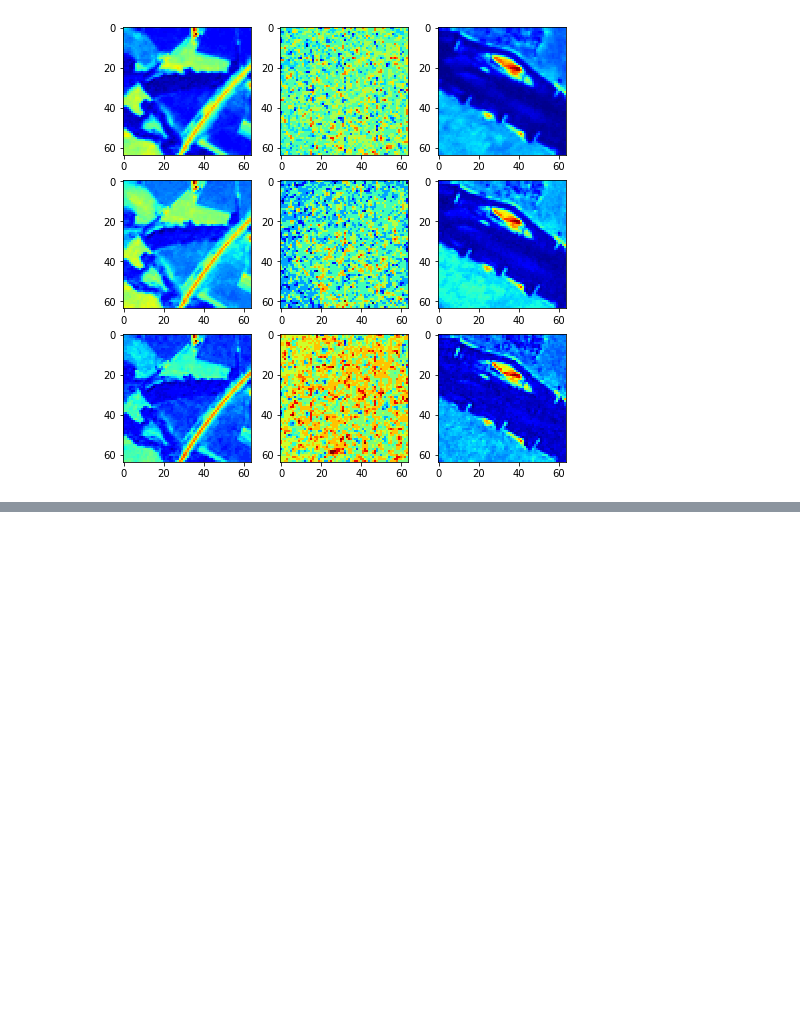
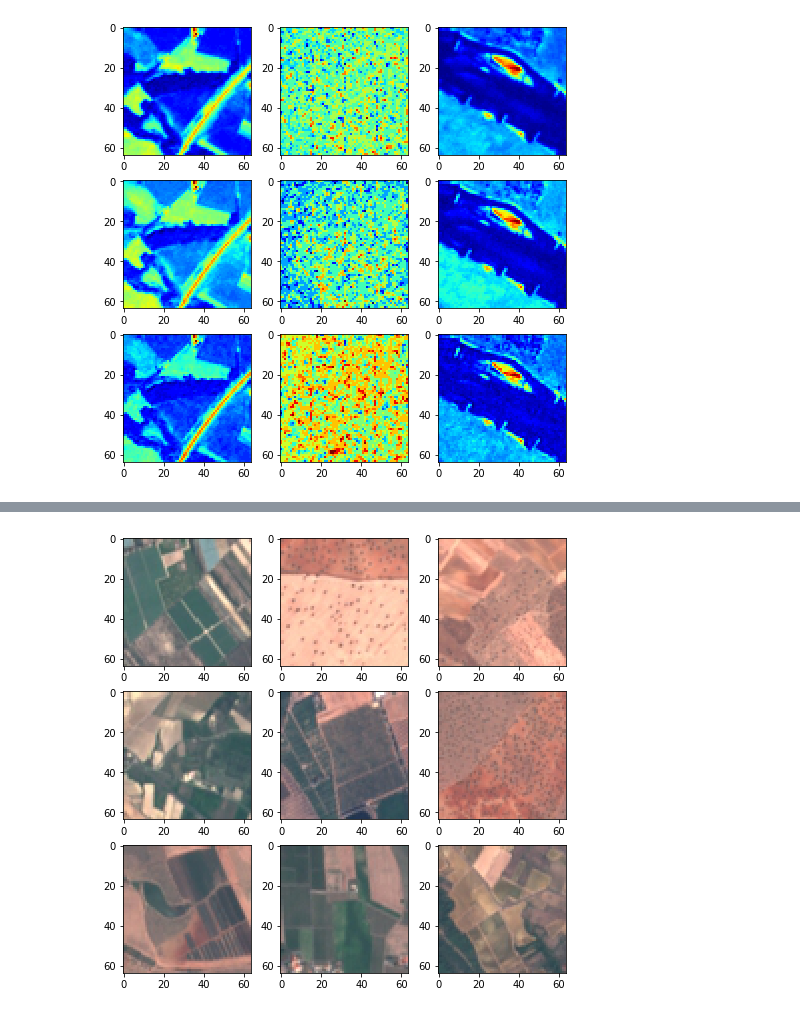
Before and after one commit to asrenninger/sensing, a Jupyter notebook: python/eurotest.ipynb, the cells around one changed output, grey strips where cells are left out. Cells and saved outputs as stored; diff of their text form; code cells hidden in the pictures; blank space fills up the shorter version.

```diff
--- a/python/eurotest.ipynb
+++ b/python/eurotest.ipynb
@@ -342,7 +344,7 @@ model = Sequential()
 
 model.add(Conv2D(32, kernel_size = (3, 3),
                  activation = 'relu',
-                 input_shape = mat[0].shape))
+                 input_shape = mat.shape[1:]))
 model.add(Conv2D(64, (3, 3), activation = 'relu'))
 model.add(MaxPooling2D(pool_size = (2, 2)))
 model.add(Dropout(0.2))
@@ -393,0 +507,16 @@ Test accuracy:  0.10955555737018585
+# %%
+crops = X_test[score & (y_real == 8)]
+
+idx = np.random.randint(0, len(crops), 9)
+
+fig, axs = plt.subplots(3, 3, figsize = [8, 8])
+
+for i in np.arange(0, 3):
+    for j in np.arange(0, 3):
+      slot = i*3+j
+      img = crops[idx[slot]]
+      axs[i, j].imshow(img)
+
+plt.show()
+# %% [output]
+[figure, added]
```
Also changed, not shown: parts of 12 cells of this notebook.
